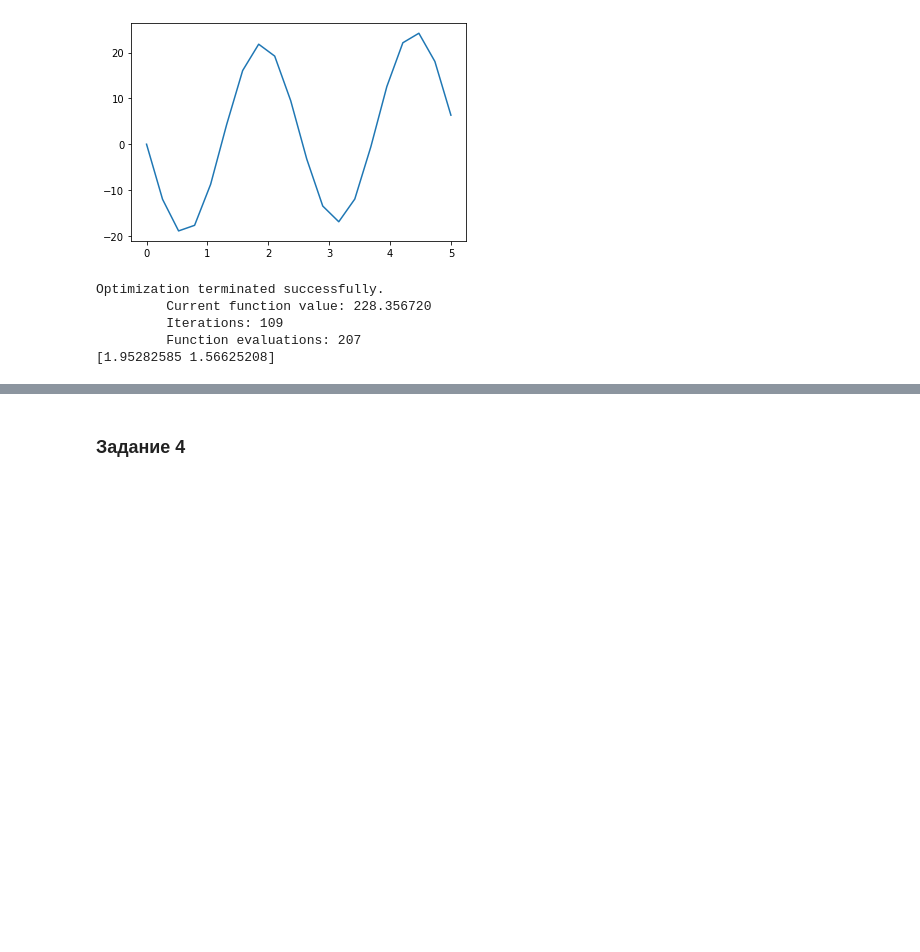
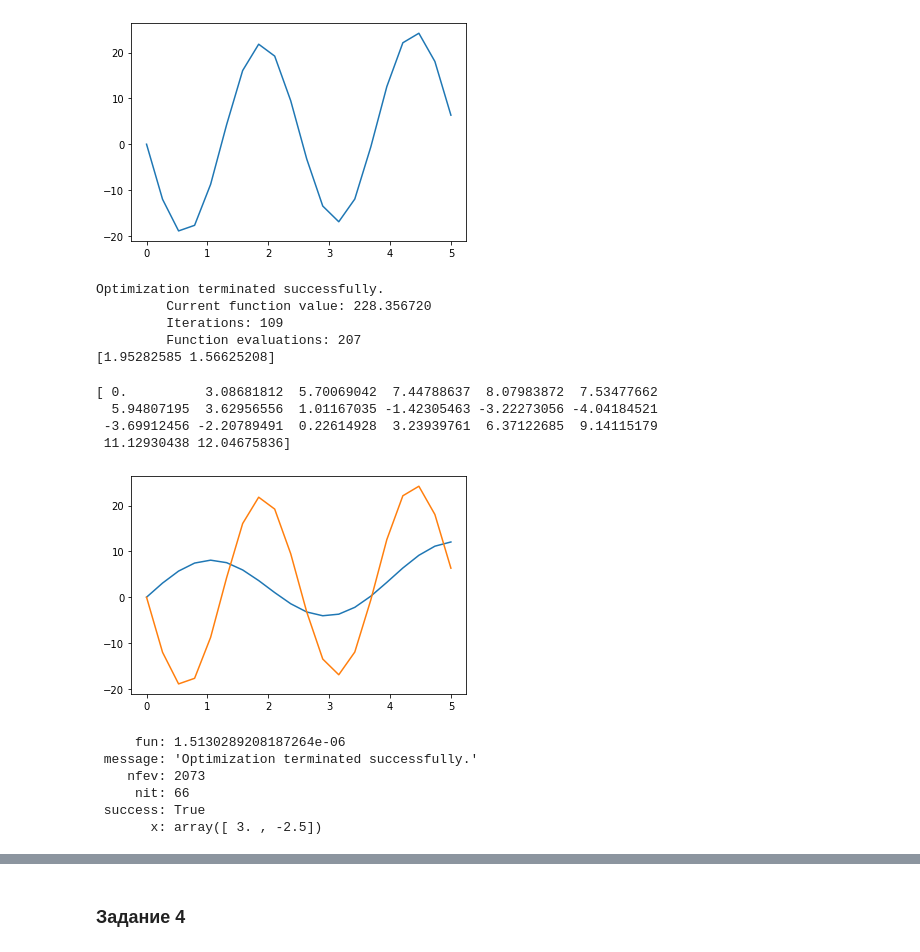
Before and after one commit to konstantinovaf/hw_math, a Jupyter notebook: FinalTest.ipynb, the cells around one changed output, grey strips where cells are left out. Drawn from its saved outputs; the diff is of its cells as text; code cells hidden in the pictures; blank space fills up the shorter version.

```diff
--- a/FinalTest.ipynb
+++ b/FinalTest.ipynb
@@ -176,3 +176,43 @@ Optimization terminated successfully.
          Iterations: 109
          Function evaluations: 207
 [1.95282585 1.56625208]
+# %%
+#
+a, b = fitted_params
+y_x=f(x, a,b)
+print(y_x)
+# print(b)
+# %% [output]
+[ 0.          3.08681812  5.70069042  7.44788637  8.07983872  7.53477662
+  5.94807195  3.62956556  1.01167035 -1.42305463 -3.22273056 -4.04184521
+ -3.69912456 -2.20789491  0.22614928  3.23939761  6.37122685  9.14115179
+ 11.12930438 12.04675836]
+# %%
+# Визуально проверяем что получилось по результатам оптимизации. Видно что графики значительно отличаются
+y_x=f(x, a,b)
+plt.plot(x, y_x)
+plt.plot(x, fx)
+plt.show()
+# %% [output]
+[figure, added]
+# %%
+# Я понимаю, что не при всех начальных значениях nelder-mead сходится. Мне важно, чтобы было понятно,
+# что вы нашли не совсем те.
+# Во-первых можно отрисовать точки и полученный график с вашими коэффициентами, сразу будет видно.
+# Также у вас в ходе процесса оптимизации у получилось Current function value: 228.356720.
+# Это многовато, потому что я не добавлял никакого шума в данные, в идеале должно быть около 0.
+# Можно использовать эволюцию,
+# поперезапускать с разными начальными приближениями nelder-mead, в общем, всё, что угодно, никаких ограничений нет.
+import numpy as np
+from scipy.optimize import differential_evolution
+
+bounds = [(-10, 10), (-10, 10)]
+result = differential_evolution(error, bounds, seed=42)
+result
+# %% [output]
+     fun: 1.5130289208187264e-06
+ message: 'Optimization terminated successfully.'
+    nfev: 2073
+     nit: 66
+ success: True
+       x: array([ 3. , -2.5])
```
Also changed, not shown: parts of 3 cells of this notebook.
